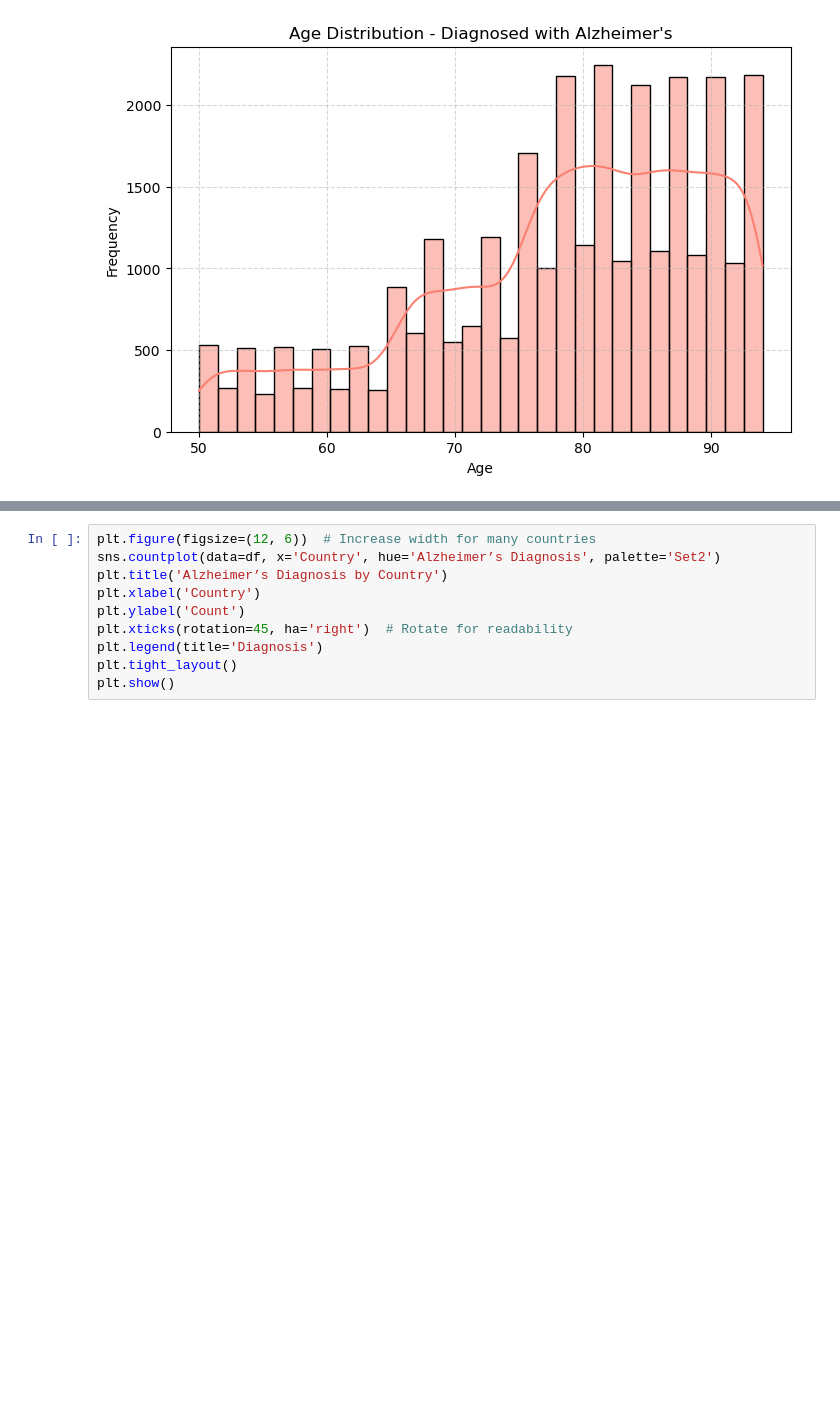
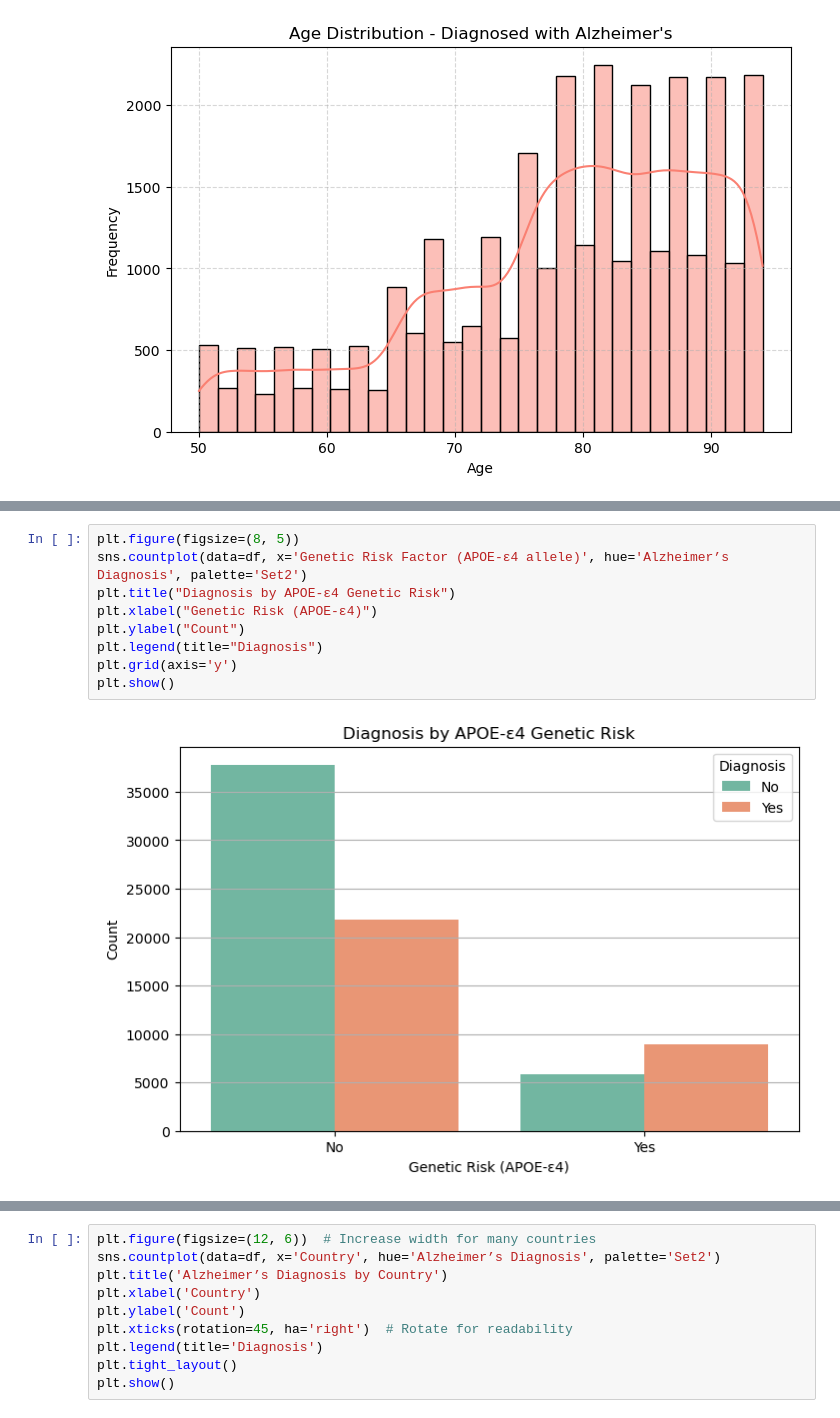
Before and after one commit to ileontios03/EPL448_Project, a Jupyter notebook: eda.ipynb, the cells around one changed output, grey strips where cells are left out. Saved outputs shown, nothing was run; the diff lists cells and outputs as text; blank space fills up the shorter version.

```diff
--- a/eda.ipynb
+++ b/eda.ipynb
@@ -162,0 +180,11 @@ plt.show()
+# %%
+plt.figure(figsize=(8, 5))
+sns.countplot(data=df, x='Genetic Risk Factor (APOE-ε4 allele)', hue='Alzheimer’s Diagnosis', palette='Set2')
+plt.title("Diagnosis by APOE-ε4 Genetic Risk")
+plt.xlabel("Genetic Risk (APOE-ε4)")
+plt.ylabel("Count")
+plt.legend(title="Diagnosis")
+plt.grid(axis='y')
+plt.show()
+# %% [output]
+[figure, added]
```
Also changed, not shown: parts of 10 cells of this notebook.
